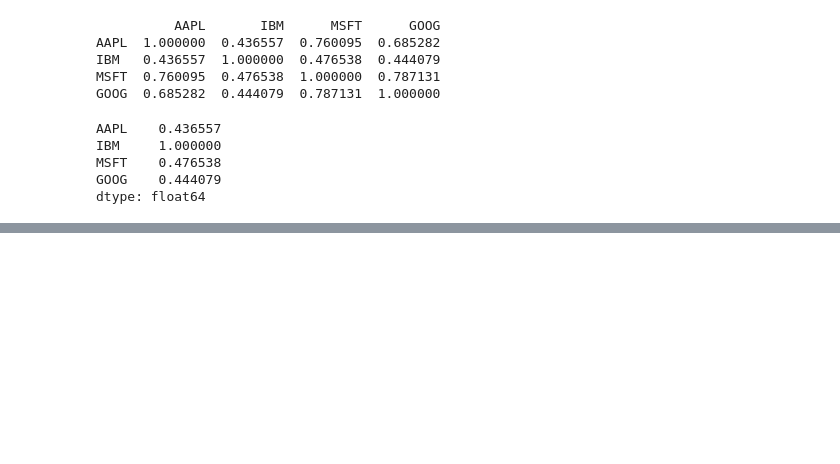
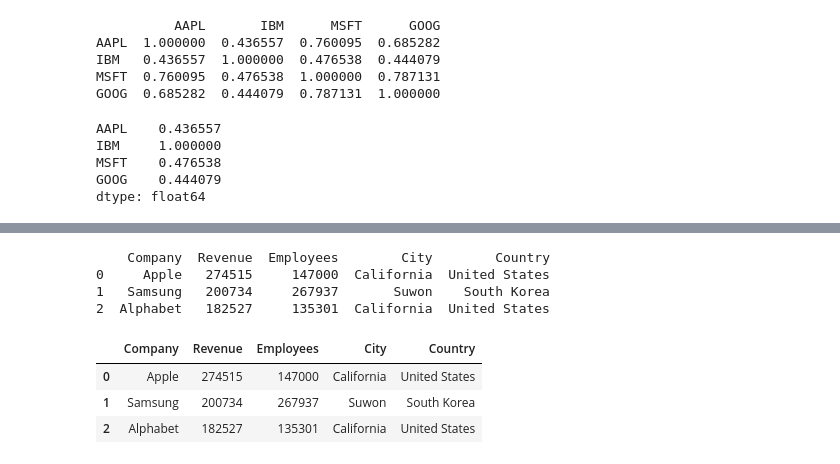
Before and after one commit to ditcas/llibreries_python, a Jupyter notebook: pandas.ipynb, the cells around one changed output, grey strips where cells are left out. Saved outputs shown, nothing was run; the diff lists cells and outputs as text; code cells hidden in the pictures; blank space fills up the shorter version.

```diff
--- a/pandas.ipynb
+++ b/pandas.ipynb
@@ -659,0 +983,22 @@ dtype: float64
+# %%
+df = pd.DataFrame({"Company": ["Apple", "Samsung", "Alphabet"], "Revenue": [274515, 200734, 182527], "Employees": [147000, 267937, 135301], "City": ["California", "Suwon", "California"], "Country": ["United States", "South Korea", "United States"]})
+print(df)
+
+# D'ample a llarg
+df_long = df.melt(id_vars="Company")
+df_long
+
+# De llarg a ample
+df_anch = df_long.pivot(index="Company", columns="variable", values="value")
+
+df_anch = df.rename_axis(columns = None) # per treure el name attribute "variable" de les columnes
+df_anch
+# %% [output]
+    Company  Revenue  Employees        City        Country
+0     Apple   274515     147000  California  United States
+1   Samsung   200734     267937       Suwon    South Korea
+2  Alphabet   182527     135301  California  United States
+|  | Company | Revenue | Employees | City | Country |
+| 0 | Apple | 274515 | 147000 | California | United States |
+| 1 | Samsung | 200734 | 267937 | Suwon | South Korea |
+| 2 | Alphabet | 182527 | 135301 | California | United States |
```
Also changed, not shown: parts of 30 cells of this notebook.
